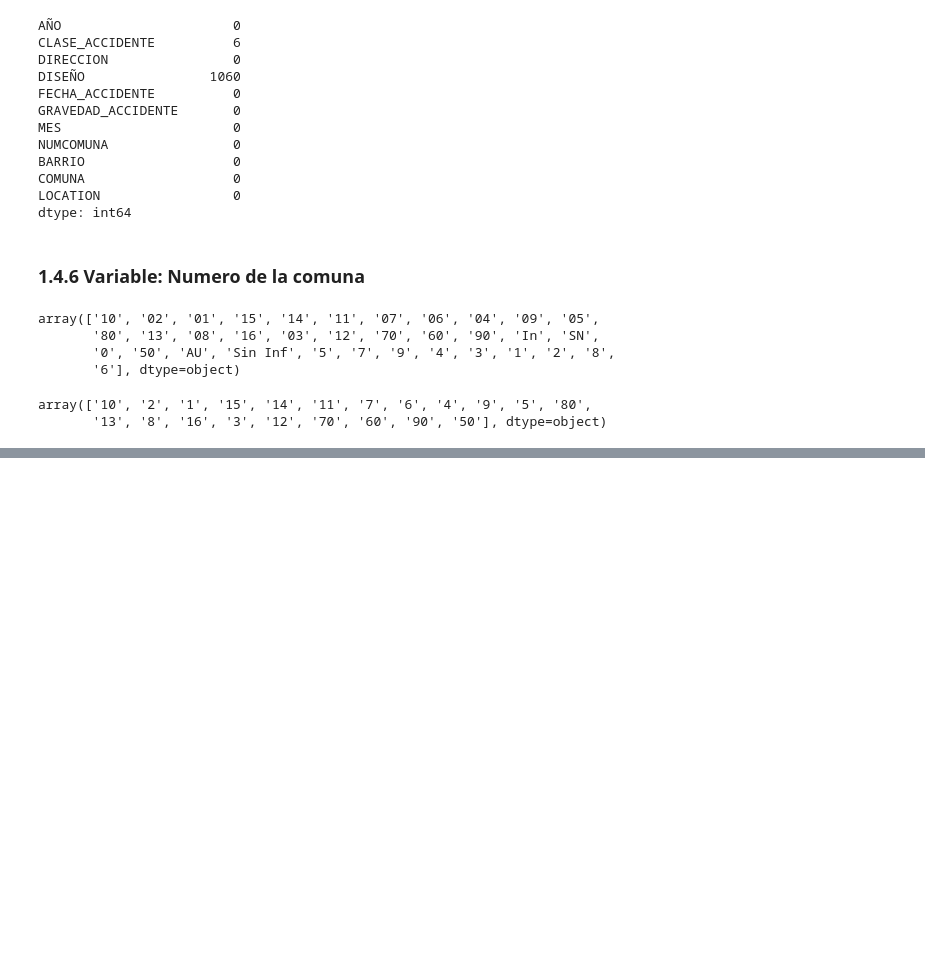
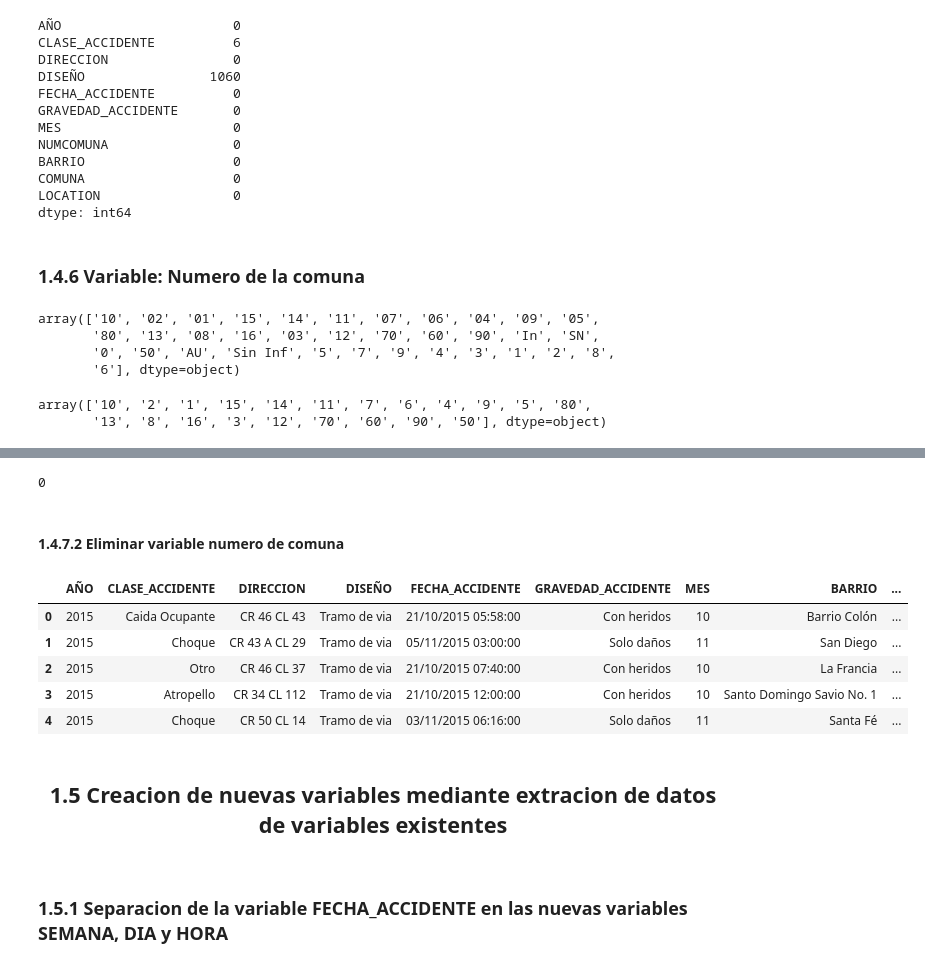
Before and after one commit to dgilrua/proyecto2-analitica, a Jupyter notebook: main.ipynb, the cells around one changed output, grey strips where cells are left out. Saved outputs shown, nothing was run; the diff lists cells and outputs as text; code cells hidden in the pictures; blank space fills up the shorter version.

```diff
--- a/main.ipynb
+++ b/main.ipynb
@@ -294,0 +316,10 @@ array(['10', '2', '1', '15', '14', '11', '7', '6', '4', '9', '5', '80',
+# %%
+#Estandarizar estos valores
+df.COMUNA.replace({
+  'Corregimiento de San Crist\\xF3bal': 'Corregimiento de San Cristóbal',
+  'Corregimiento de San Sebasti\\xE1n de Palmitas': 'Corregimiento de San Sebastián de Palmitas',
+  'La Am\\xE9rica': 'La América',
+  'AU': np.nan,
+  'In': np.nan,
+  'Bel\\xE9n': 'Belén',
+}, inplace=True)
@@ -294,0 +342,55 @@ array(['10', '2', '1', '15', '14', '11', '7', '6', '4', '9', '5', '80',
+# %%
+#Creacion de diccionario con el numero de comuna y su respectivo nombre
+dict_comuna = {
+  '1': 'Popular',
+  '2': 'Santa Cruz',
+  '3': 'Manrique',
+  '4': 'Aranjuez',
+  '5': 'Castilla',
+  '6': 'Doce de Octubre',
+  '7': 'Robledo',
+  '8': 'Villa Hermosa',
+  '9': 'Buenos Aires',
+  '10': 'La Candelaria',
+  '11': 'Laureles Estadio',
+  '12': 'La América',
+  '13': 'San Javier',
+  '14': 'El Poblado',
+  '15': 'Guayabal',
+  '16': 'Belén',
+  '50': 'Corregimiento de San Sebastián de Palmitas',
+  '60': 'Corregimiento de San Cristóbal',
+  '70': 'Corregimiento de Altavista',
+  '80': 'Corregimiento de San Antonio de Prado',
+  '90': 'Corregimiento de Santa Elena',
+}
+# %%
+#Aplicacion del diccionario a la variable COMUNA
+df['COMUNA'] = df['NUMCOMUNA'].apply(lambda x: dict_comuna[x])
+# %%
+#Verificar que no hay valores nulos en la variable COMUNA
+df.COMUNA.isna().sum()
+# %% [output]
+0
+# %% [markdown]
+#### 1.4.7.2 Eliminar variable numero de comuna
+# %%
+#Eliminar la variable NUMCOMUNA
+df.drop(columns=['NUMCOMUNA'], inplace=True)
+# %%
+#verificar que la variable NUMCOMUNA haya sido eliminada correctamente
+df.head()
+# %% [output]
+|  | AÑO | CLASE_ACCIDENTE | DIRECCION | DISEÑO | FECHA_ACCIDENTE | GRAVEDAD_ACCIDENTE | MES | BARRIO | ... |
+| 0 | 2015 | Caida Ocupante | CR 46 CL 43 | Tramo de via | 21/10/2015 05:58:00 | Con heridos | 10 | Barrio Colón | ... |
+| 1 | 2015 | Choque | CR 43 A CL 29 | Tramo de via | 05/11/2015 03:00:00 | Solo daños | 11 | San Diego | ... |
+| 2 | 2015 | Otro | CR 46 CL 37 | Tramo de via | 21/10/2015 07:40:00 | Con heridos | 10 | La Francia | ... |
+| 3 | 2015 | Atropello | CR 34 CL 112 | Tramo de via | 21/10/2015 12:00:00 | Con heridos | 10 | Santo Domingo Savio No. 1 | ... |
+| 4 | 2015 | Choque | CR 50 CL 14 | Tramo de via | 03/11/2015 06:16:00 | Solo daños | 11 | Santa Fé | ... |
+# %% [markdown]
+<center>
+
+## 1.5 Creacion de nuevas variables mediante extracion de datos de variables existentes
+</center>
+# %% [markdown]
+### 1.5.1 Separacion de la variable FECHA_ACCIDENTE en las nuevas variables SEMANA, DIA y HORA
```
Also changed, not shown: parts of 27 cells of this notebook.
